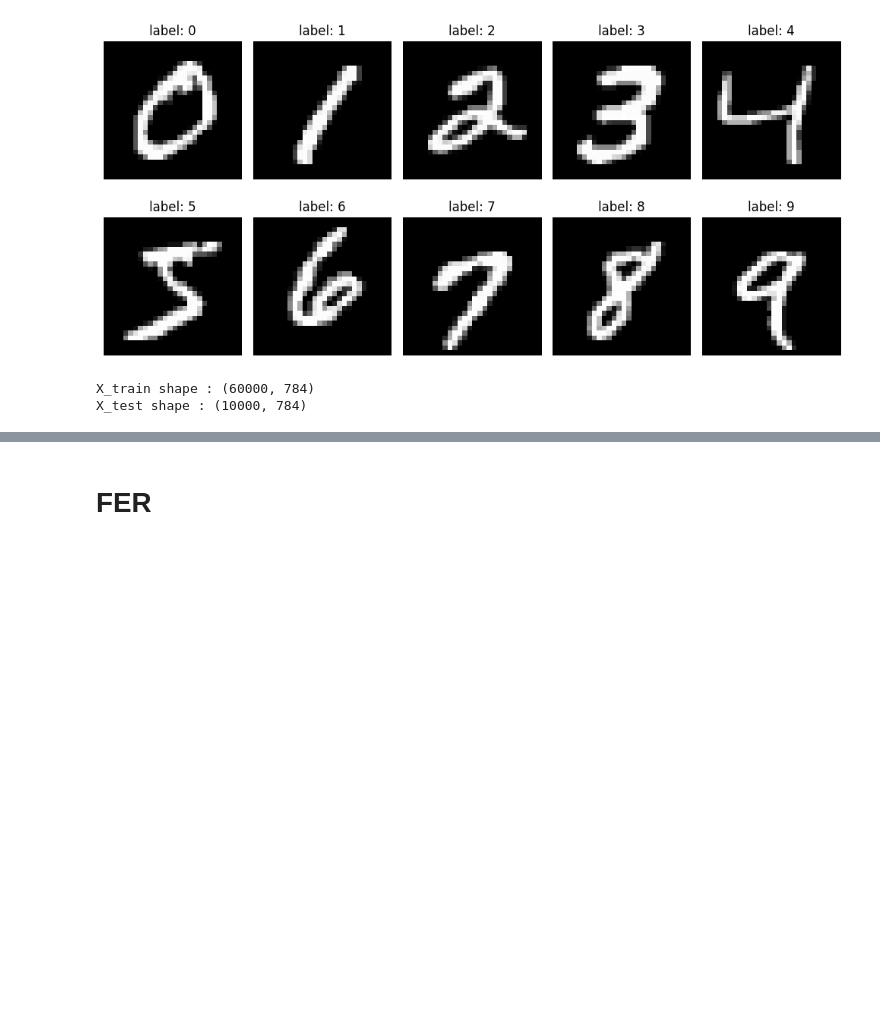
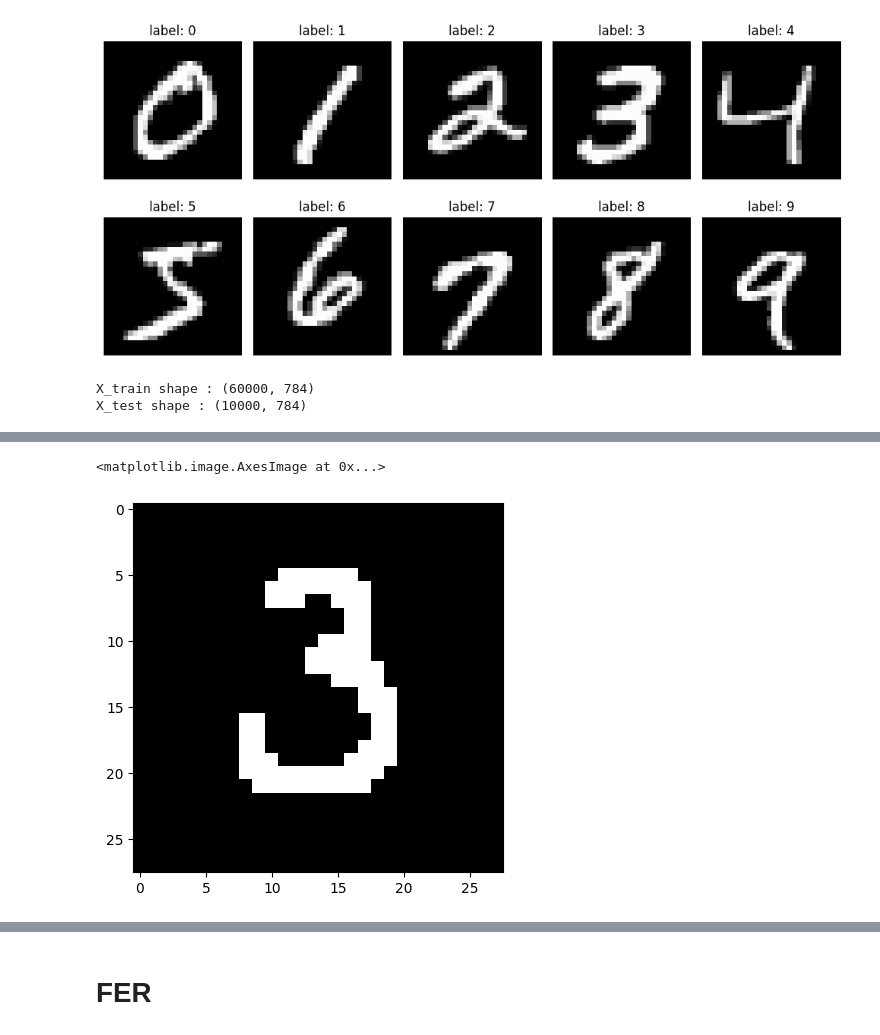
Before and after one commit to Anpkpk/machine-learning-2526, a Jupyter notebook: lab4/lab4.ipynb, the cells around one changed output, grey strips where cells are left out. Saved outputs shown, nothing was run; the diff lists cells and outputs as text; code cells hidden in the pictures; blank space fills up the shorter version.

```diff
--- a/lab4/lab4.ipynb
+++ b/lab4/lab4.ipynb
@@ -227,0 +229,8 @@ plot_confusion_matrix(y_test, y_pred, unique_labels)
+# %%
+import cv2
+
+img = cv2.imread('3.png')
+plt.imshow(img)
+# %% [output]
+<matplotlib.image.AxesImage at 0x...>
+[figure, added]
```
Also changed, not shown: parts of 23 cells of this notebook, 3 other files.
